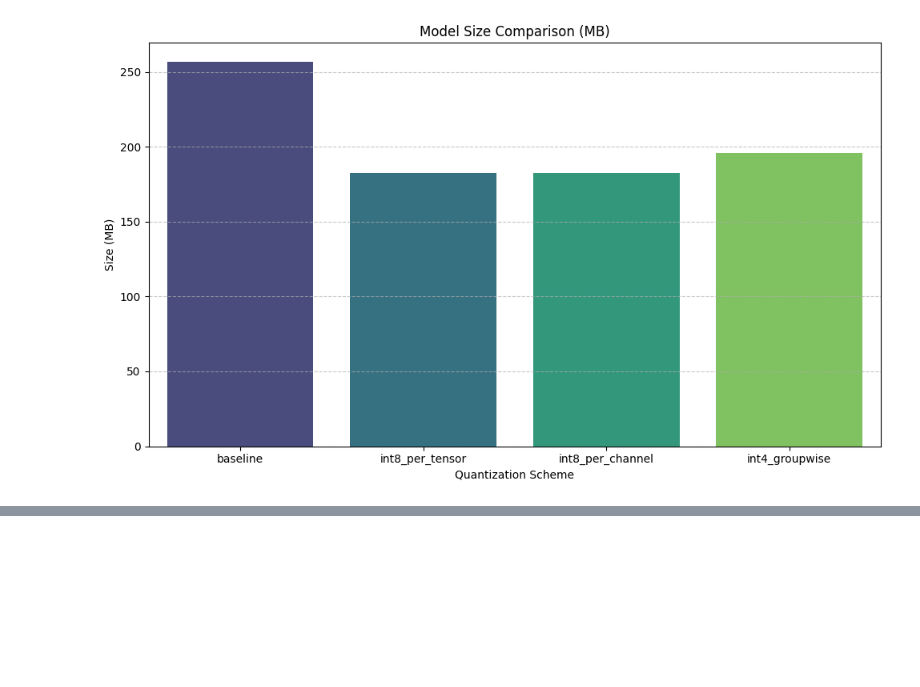
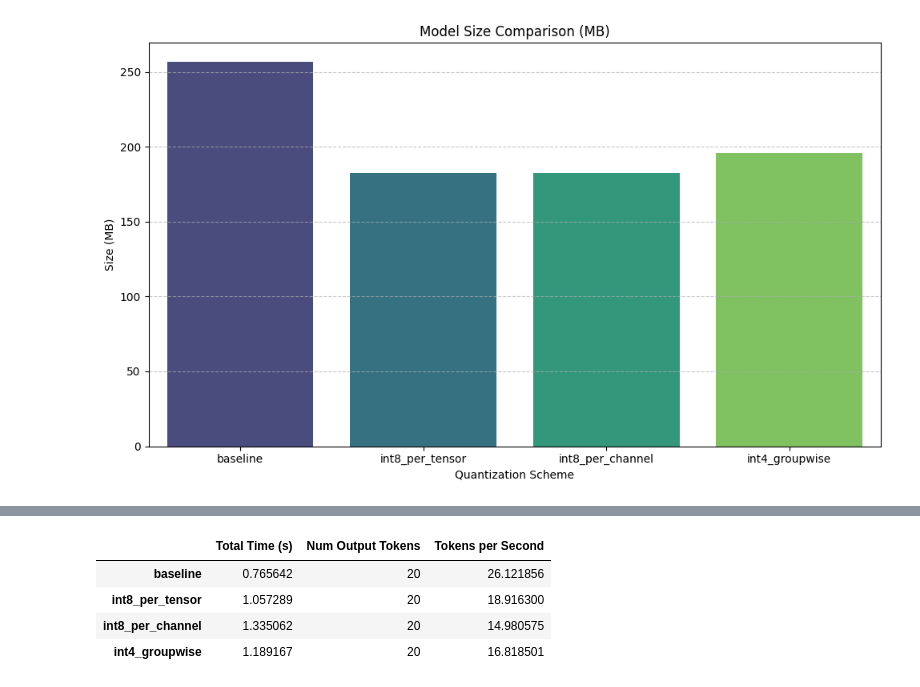
Before and after one commit to Bukunmi2108/ml-journey, a Jupyter notebook: research/p2/quant.ipynb, the cells around one changed output, grey strips where cells are left out. Saved outputs shown, nothing was run; the diff lists cells and outputs as text; code cells hidden in the pictures; blank space fills up the shorter version.

```diff
--- a/research/p2/quant.ipynb
+++ b/research/p2/quant.ipynb
@@ -348,0 +352,38 @@ plt.show()
+# %%
+models_to_test = {
+    "baseline": model,
+    "int8_per_tensor": q_model_int8_per_tensor,
+    "int8_per_channel": q_model_int8_per_channel,
+    "int4_groupwise": q_model_int4_groupwise,
+}
+
+latency_results = {}
+latency_test_prompt = "Who is Williams Shakespeare in one sentence?"
+inputs = tokenizer(latency_test_prompt, return_tensors="pt").to(device)
+
+for name, current_model in models_to_test.items():
+    print(f"\nTesting latency for {name} model...")
+    current_model.eval()
+
+    # Warm-up run
+    with torch.no_grad():
+        _ = current_model.generate(**inputs, max_new_tokens=20, pad_token_id=tokenizer.eos_token_id)
+    start_time = time.perf_counter()
+
+    with torch.no_grad():
+        outputs = current_model.generate(**inputs, max_new_tokens=20, pad_token_id=tokenizer.eos_token_id)
+    end_time = time.perf_counter()
+
+    total_time = end_time - start_time
+    num_output_tokens = len(outputs[0]) - len(inputs['input_ids'][0])
+    tokens_per_second = num_output_tokens / total_time
+
+    latency_results[name] = {
+        "Total Time (s)": total_time,
+        "Num Output Tokens": num_output_tokens,
+        "Tokens per Second": tokens_per_second,
+    }
+
+    print(f"  Total Time: {total_time:.4f} seconds")
+    print(f"  Number of Output Tokens: {num_output_tokens}")
+    print(f"  Tokens per Second: {tokens_per_second:.2f}")
@@ -348,0 +410,9 @@ plt.show()
+# %%
+latency_df = pd.DataFrame.from_dict(latency_results, orient='index')
+display(latency_df)
+# %% [output]
+|  | Total Time (s) | Num Output Tokens | Tokens per Second |
+| baseline | 0.765642 | 20 | 26.121856 |
+| int8_per_tensor | 1.057289 | 20 | 18.916300 |
+| int8_per_channel | 1.335062 | 20 | 14.980575 |
+| int4_groupwise | 1.189167 | 20 | 16.818501 |
```
Also changed, not shown: parts of 4 cells of this notebook.
